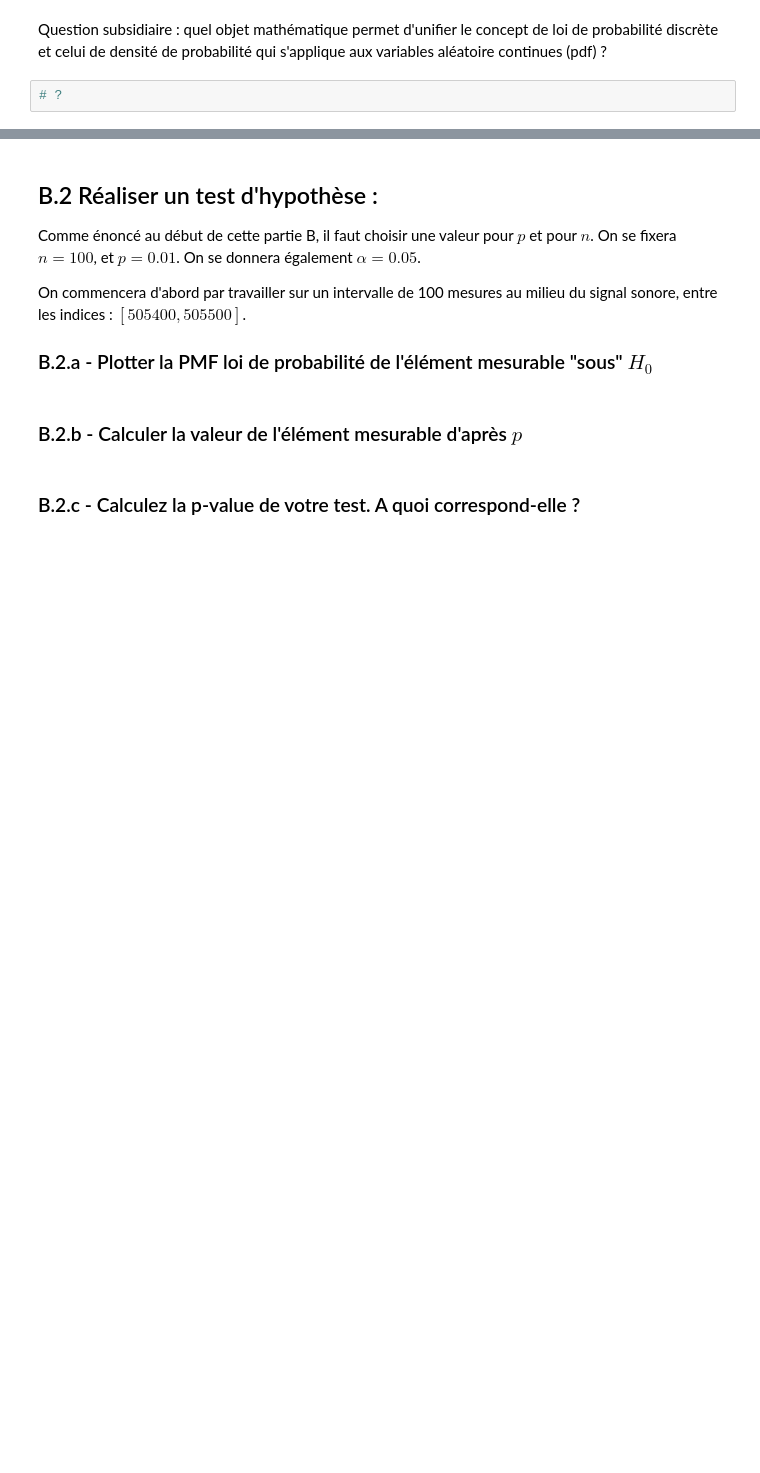
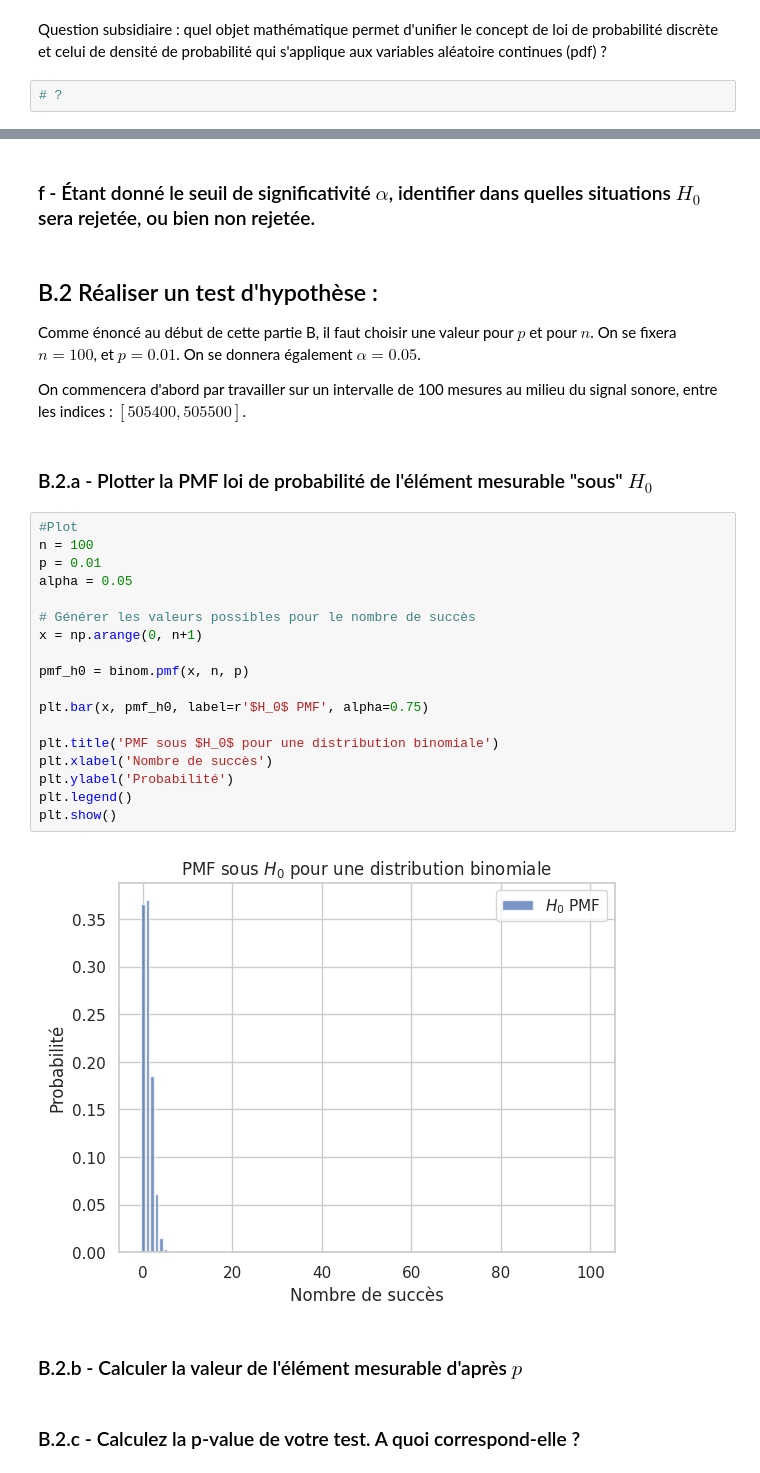
Before and after one commit to eusoumarkinhoz/Stats_Prob-3-Tests-hypothese, a Jupyter notebook: Partie 2 _ Tests-hypthese/Stats-Tests_Hypotheses.ipynb, the cells around one changed output, grey strips where cells are left out. Saved outputs shown, nothing was run; the diff lists cells and outputs as text; blank space fills up the shorter version.

```diff
--- a/Partie 2 _ Tests-hypthese/Stats-Tests_Hypotheses.ipynb
+++ b/Partie 2 _ Tests-hypthese/Stats-Tests_Hypotheses.ipynb
@@ -573,11 +577,36 @@ Mais d'abord :
+# %% [markdown]
+
+
+### f - Étant donné le seuil de significativité $\alpha$, identifier dans quelles situations $H_0$ sera rejetée, ou bien  non rejetée.
 # %% [markdown]
 ## B.2 Réaliser un test d'hypothèse :
 
 Comme énoncé au début de cette partie B, il faut choisir une valeur pour $p$ et pour $n$. On se fixera $n = 100$, et $p = 0.01$. On se donnera également $\alpha = 0.05 $.
 
 On commencera d'abord par travailler sur un intervalle de 100 mesures au milieu du signal sonore, entre les indices : $[505400, 505500]$.
-
-### B.2.a - Plotter la PMF loi de probabilité de l'élément mesurable "sous" $H_0$
+# %% [markdown]
+
+### B.2.a - Plotter la PMF loi de probabilité de l'élément mesurable "sous" $H_0$
+# %%
+#Plot
+n = 100
+p = 0.01
+alpha = 0.05
+
+# Générer les valeurs possibles pour le nombre de succès
+x = np.arange(0, n+1)
+
+pmf_h0 = binom.pmf(x, n, p)
+
+plt.bar(x, pmf_h0, label=r'$H_0$ PMF', alpha=0.75)
+
+plt.title('PMF sous $H_0$ pour une distribution binomiale')
+plt.xlabel('Nombre de succès')
+plt.ylabel('Probabilité')
+plt.legend()
+plt.show()
+# %% [output]
+[figure, added]
 # %% [markdown]
 ### B.2.b - Calculer la valeur de l'élément mesurable d'après $p$
 # %% [markdown]
```
Also changed, not shown: parts of 18 cells of this notebook.
